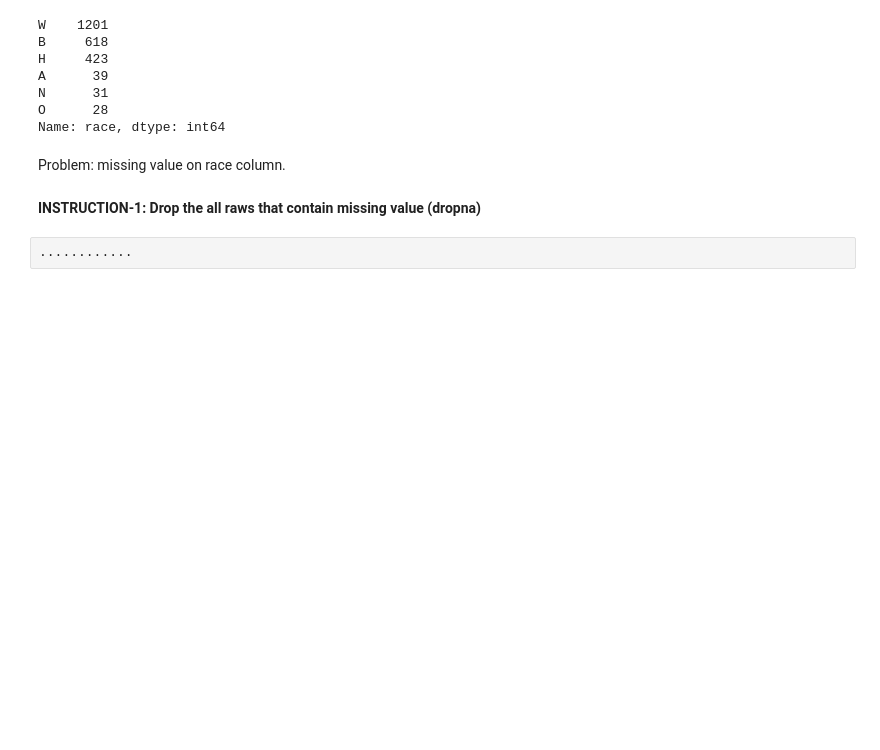
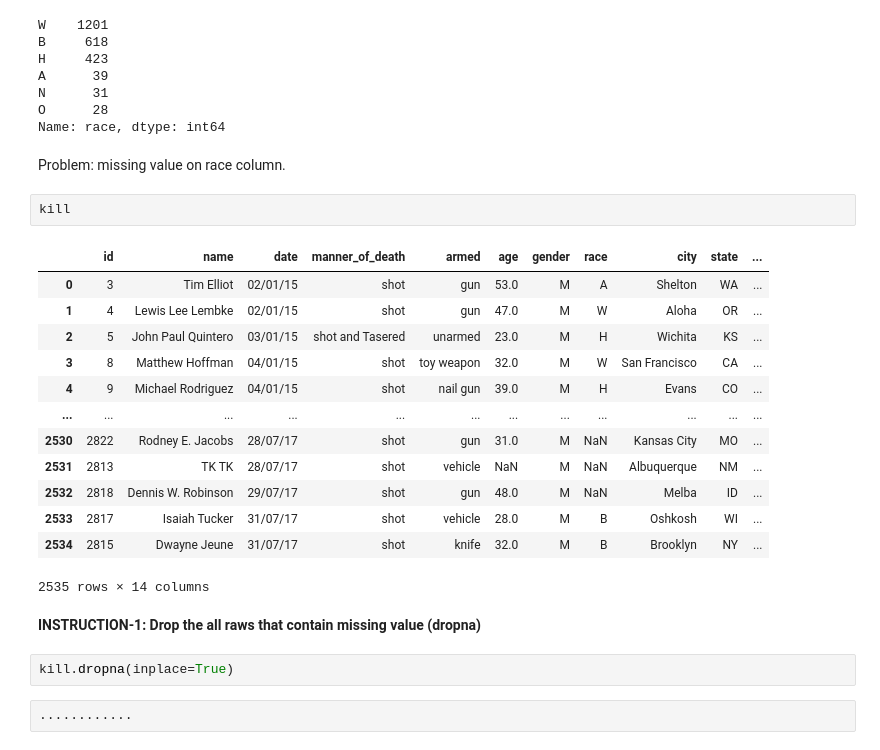
Before and after one commit to Ertugrul-Kurubal/Data-Visualization-With-Python-Projects, a Jupyter notebook: USA Fatal Police Shoot Analyse.ipynb, the cells around one changed output. Drawn from its saved outputs; the diff is of its cells as text; blank space fills up the shorter version.

Commit message:
Killing Race

```diff
--- a/USA Fatal Police Shoot Analyse.ipynb
+++ b/USA Fatal Police Shoot Analyse.ipynb
@@ -437,8 +437,26 @@ O      28
 Name: race, dtype: int64
 # %% [markdown]
 Problem: missing value on race column.
+# %%
+kill
+# %% [output]
+|  | id | name | date | manner_of_death | armed | age | gender | race | city | state | ... |
+| 0 | 3 | Tim Elliot | 02/01/15 | shot | gun | 53.0 | M | A | Shelton | WA | ... |
+| 1 | 4 | Lewis Lee Lembke | 02/01/15 | shot | gun | 47.0 | M | W | Aloha | OR | ... |
+| 2 | 5 | John Paul Quintero | 03/01/15 | shot and Tasered | unarmed | 23.0 | M | H | Wichita | KS | ... |
+| 3 | 8 | Matthew Hoffman | 04/01/15 | shot | toy weapon | 32.0 | M | W | San Francisco | CA | ... |
+| 4 | 9 | Michael Rodriguez | 04/01/15 | shot | nail gun | 39.0 | M | H | Evans | CO | ... |
+| ... | ... | ... | ... | ... | ... | ... | ... | ... | ... | ... | ... |
+| 2530 | 2822 | Rodney E. Jacobs | 28/07/17 | shot | gun | 31.0 | M | NaN | Kansas City | MO | ... |
+| 2531 | 2813 | TK TK | 28/07/17 | shot | vehicle | NaN | M | NaN | Albuquerque | NM | ... |
+| 2532 | 2818 | Dennis W. Robinson | 29/07/17 | shot | gun | 48.0 | M | NaN | Melba | ID | ... |
+| 2533 | 2817 | Isaiah Tucker | 31/07/17 | shot | vehicle | 28.0 | M | B | Oshkosh | WI | ... |
+| 2534 | 2815 | Dwayne Jeune | 31/07/17 | shot | knife | 32.0 | M | B | Brooklyn | NY | ... |
+2535 rows × 14 columns
 # %% [markdown]
 **INSTRUCTION-1: Drop the all raws that contain missing value (dropna)**
+# %%
+kill.dropna(inplace=True)
 # %%
 ............
 # %%
```
Also changed, not shown: parts of 4 cells of this notebook.
